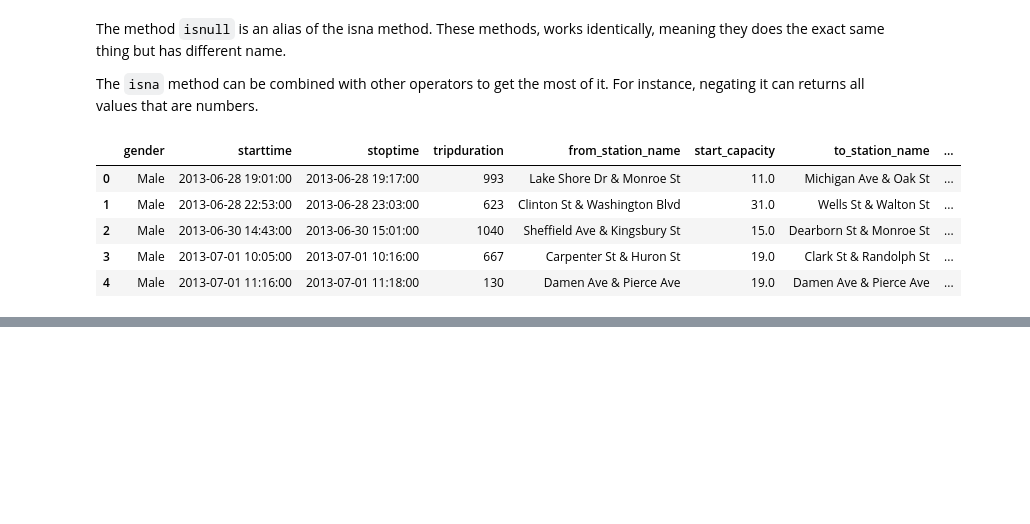
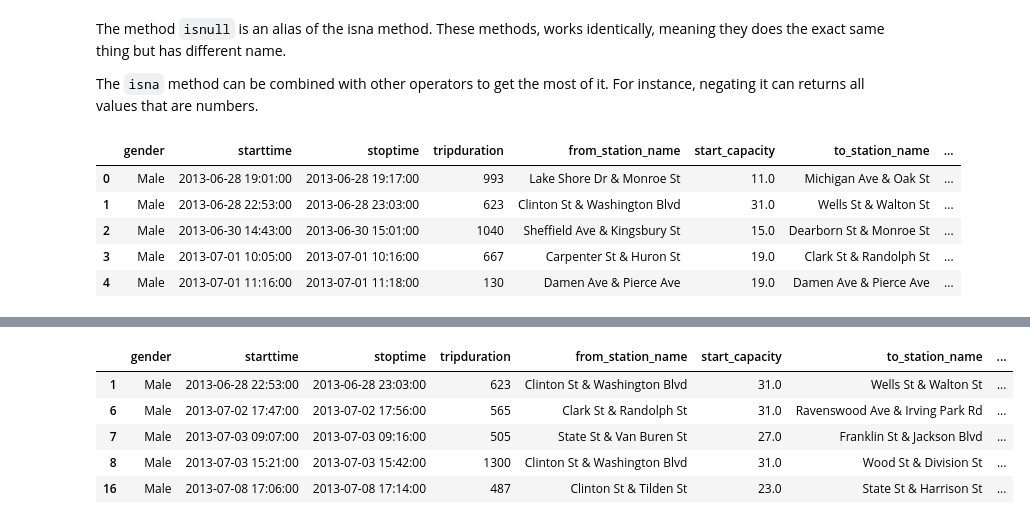
Before and after one commit to bizzaccelerator/Data-Science-Study-Notes, a Jupyter notebook: 3. Data managing using Pandas - Part 2.ipynb, the cells around one changed output, grey strips where cells are left out. Saved outputs shown, nothing was run; the diff lists cells and outputs as text; code cells hidden in the pictures; blank space fills up the shorter version.

Commit message:
The query method added.

```diff
--- a/3. Data managing using Pandas - Part 2.ipynb
+++ b/3. Data managing using Pandas - Part 2.ipynb
@@ -495,0 +497,9 @@ bikes[~filt].head()
+# %%
+bikes.query('start_capacity > 20').head()
+# %% [output]
+|  | gender | starttime | stoptime | tripduration | from_station_name | start_capacity | to_station_name | ... |
+| 1 | Male | 2013-06-28 22:53:00 | 2013-06-28 23:03:00 | 623 | Clinton St & Washington Blvd | 31.0 | Wells St & Walton St | ... |
+| 6 | Male | 2013-07-02 17:47:00 | 2013-07-02 17:56:00 | 565 | Clark St & Randolph St | 31.0 | Ravenswood Ave & Irving Park Rd | ... |
+| 7 | Male | 2013-07-03 09:07:00 | 2013-07-03 09:16:00 | 505 | State St & Van Buren St | 27.0 | Franklin St & Jackson Blvd | ... |
+| 8 | Male | 2013-07-03 15:21:00 | 2013-07-03 15:42:00 | 1300 | Clinton St & Washington Blvd | 31.0 | Wood St & Division St | ... |
+| 16 | Male | 2013-07-08 17:06:00 | 2013-07-08 17:14:00 | 487 | Clinton St & Tilden St | 23.0 | State St & Harrison St | ... |
```
Also changed, not shown: parts of 24 cells of this notebook.
